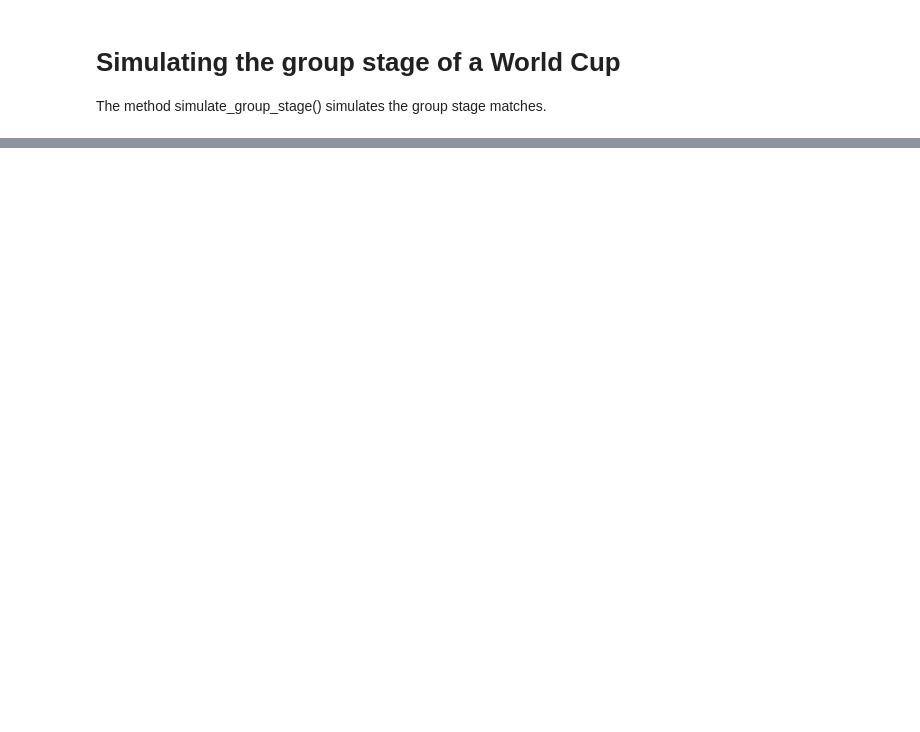
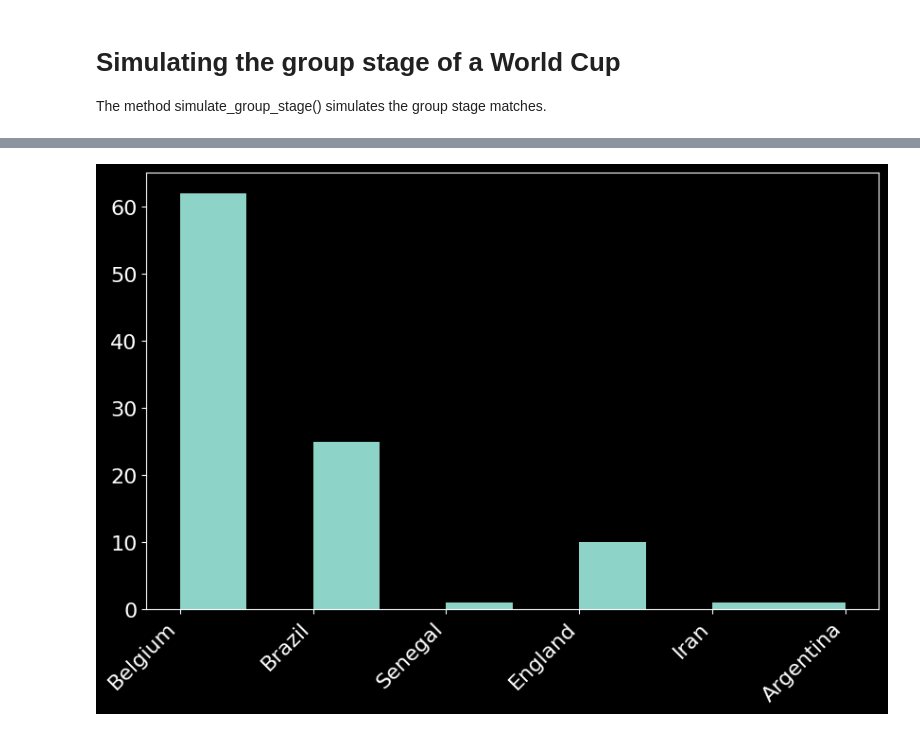
Before and after one commit to frasera00/World_cup_simulation, a Jupyter notebook: WorldCupProject.ipynb, the cells around one changed output, grey strips where cells are left out. Saved outputs shown, nothing was run; the diff lists cells and outputs as text; code cells hidden in the pictures; blank space fills up the shorter version.

```diff
--- a/WorldCupProject.ipynb
+++ b/WorldCupProject.ipynb
@@ -218,0 +501,24 @@ results_df
+# %%
+from tqdm import tqdm
+
+num_of_wcs = 100
+champions = []
+
+for i in tqdm(range(num_of_wcs)):
+    WorldCup = world_cup(groups, squad_distribution, temperature=50)
+    WorldCup.groups
+
+    group_stage_results, points = WorldCup.simulate_group_stage()
+    results_df = pd.DataFrame(group_stage_results)
+
+    # Simulate knockout stage
+    champion, all_pairs, all_winners = WorldCup.simulate_knockout_stage(points, plot=False)
+    champions.append(champion)
+
+fig, ax = plt.subplots(figsize=(10,6))
+ax.hist(champions, bins=10)
+ax.set_xticks(ax.get_xticks())
+ax.set_xticklabels(ax.get_xticklabels(), rotation=45, ha='right')
+print("")
+# %% [output]
+[figure, added]
```
Also changed, not shown: parts of 5 cells of this notebook.
